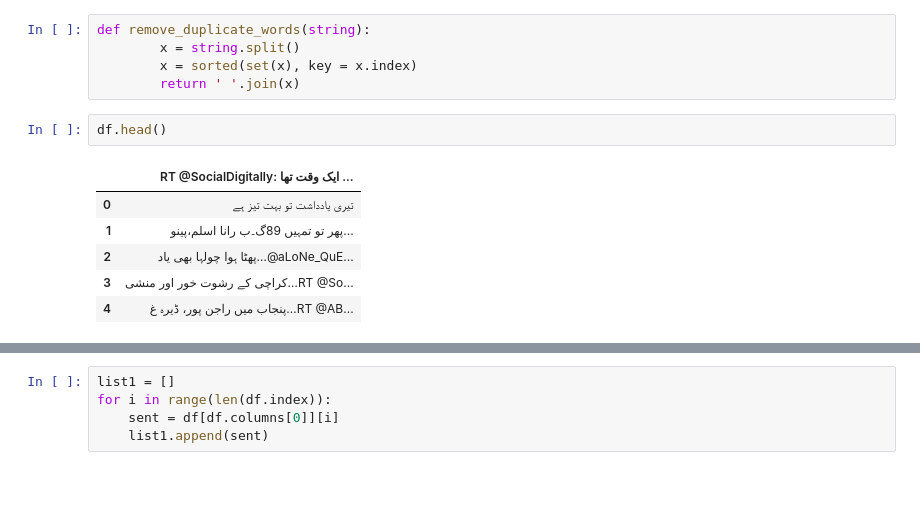
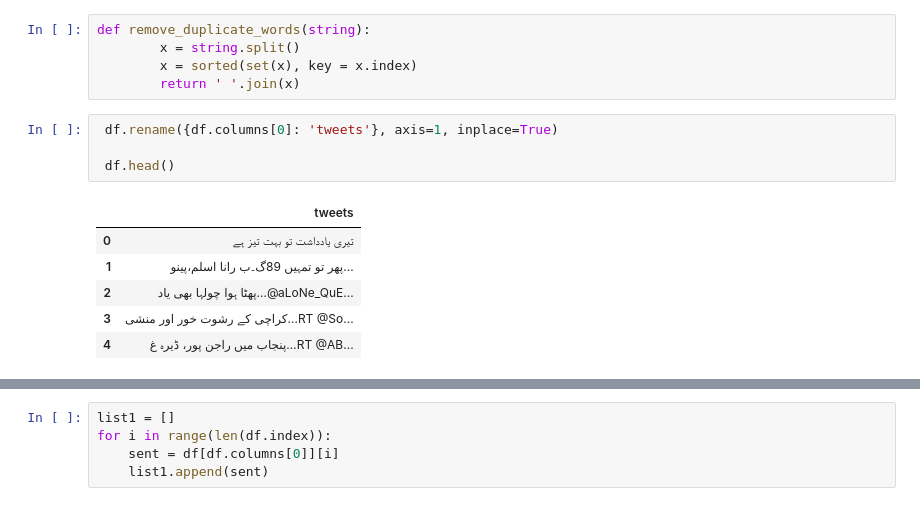
Before and after one commit to marxbilal/FYP---Tajziya-, a Jupyter notebook: Bilawal_clustering.ipynb, the cells around one changed output, grey strips where cells are left out. Saved outputs shown, nothing was run; the diff lists cells and outputs as text.

```diff
--- a/Bilawal_clustering.ipynb
+++ b/Bilawal_clustering.ipynb
@@ -104,9 +75,11 @@ def remove_duplicate_words(string):
         x = sorted(set(x), key = x.index)
         return ' '.join(x)
 # %%
-df.head()
+ df.rename({df.columns[0]: 'tweets'}, axis=1, inplace=True)
+
+ df.head()
 # %% [output]
-|  | RT @SocialDigitally: ایک وقت تھا ... |
+|  | tweets |
 | 0 | تیری یادداشت تو بہت تیز ہے |
 | 1 | پھر تو تمہیں 89گ۔ب رانا اسلم،پینو... |
 | 2 | پھٹا ہوا چولہا بھی یاد…@aLoNe_QuE... |
```
Also changed, not shown: parts of 20 cells of this notebook.
